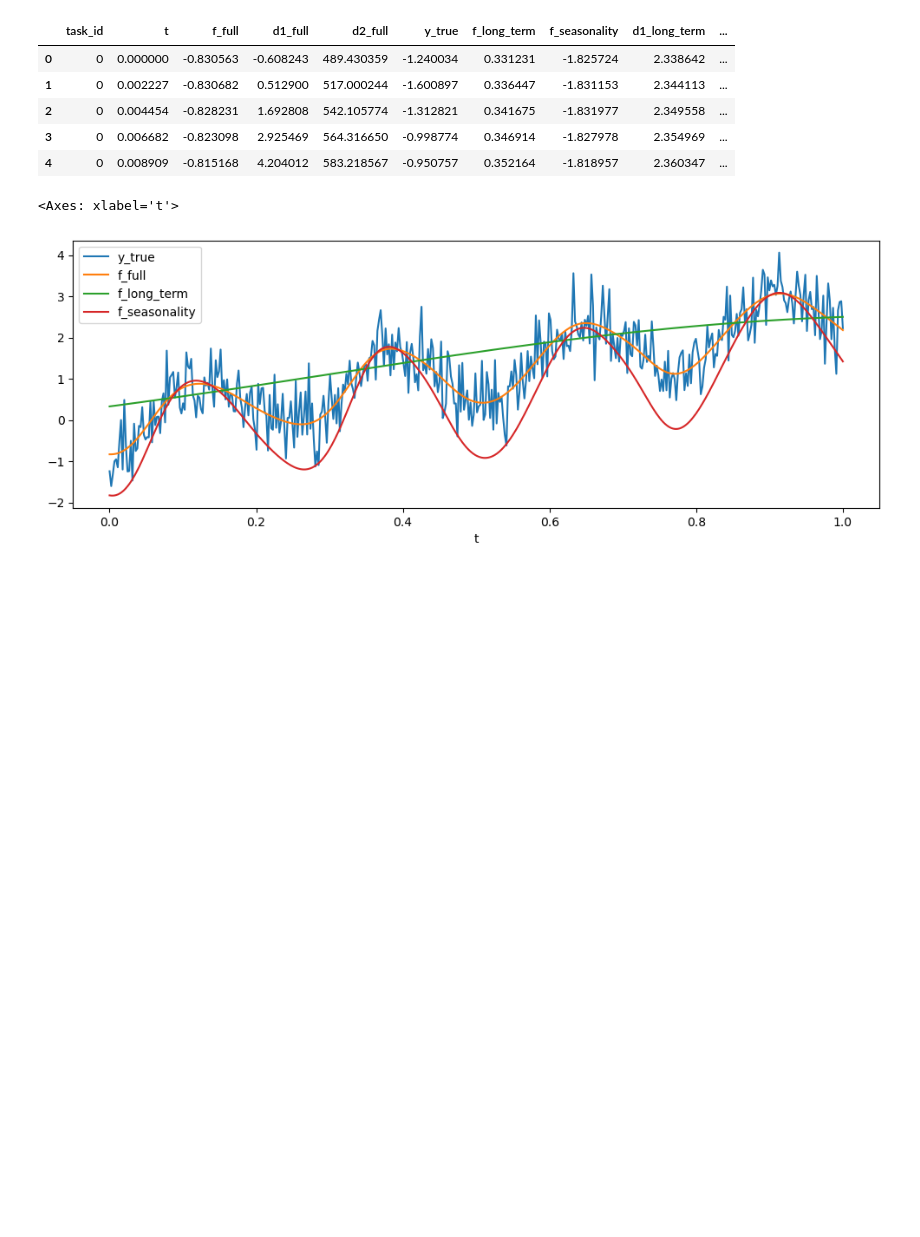
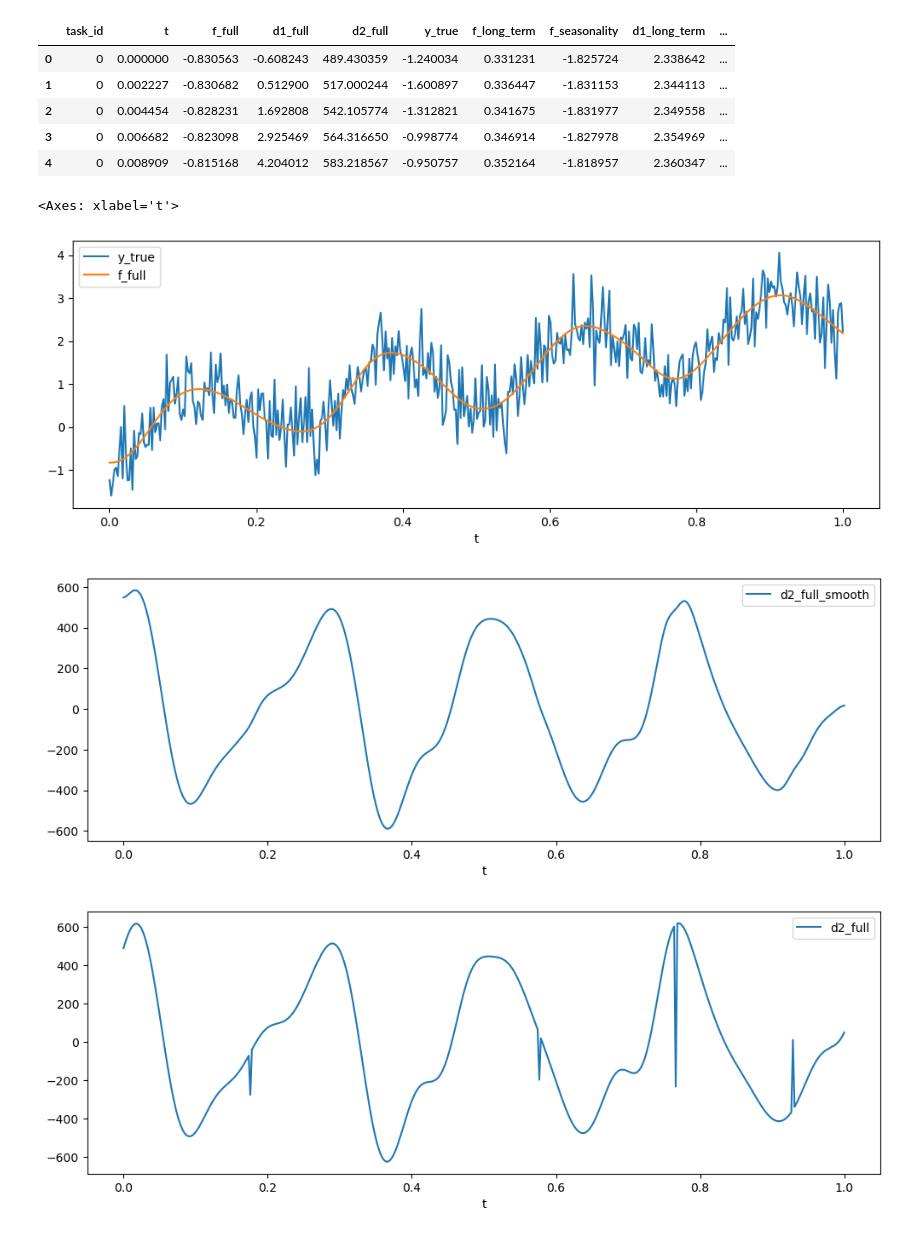
Before and after one commit to views-platform/views-models, a Jupyter notebook: models/purple_alien/notebooks/gp_test02.ipynb, the cells around one changed output. Drawn from its saved outputs; the diff is of its cells as text; code cells hidden in the pictures; blank space fills up the shorter version.

Commit message:
smooth

```diff
--- a/models/purple_alien/notebooks/gp_test02.ipynb
+++ b/models/purple_alien/notebooks/gp_test02.ipynb
@@ -910,0 +1005,13 @@ forecast_df = collector.collect()
+# %%
+forecast_df = collector.collect()
+
+# Smooth second derivative (and optionally first)
+forecast_df = smooth_series(
+    forecast_df,
+    columns=["d2_full", "d1_full"],
+    method="gaussian",
+    sigma=4  # ← tune this as needed
+)
+
+# Now plot with smoothed values
+forecast_df.query("task_id == 0")[["t", "d2_full", "d2_full_smooth"]].plot(x="t")
@@ -918,7 +1028,11 @@ forecast_df.head()
 | 3 | 0 | 0.006682 | -0.823098 | 2.925469 | 564.316650 | -0.998774 | 0.346914 | -1.827978 | 2.354969 | ... |
 | 4 | 0 | 0.008909 | -0.815168 | 4.204012 | 583.218567 | -0.950757 | 0.352164 | -1.818957 | 2.360347 | ... |
 # %%
-forecast_df.query("task_id == 0").plot(x="t", y=["y_true", "f_full", "f_long_term", "f_seasonality"], figsize=(12, 4))
+forecast_df.query("task_id == 0").plot(x="t", y=["y_true", "f_full", ], figsize=(12, 4))
+forecast_df.query("task_id == 0").plot(x="t", y=["d2_full_smooth"], figsize=(12, 4))
+forecast_df.query("task_id == 0").plot(x="t", y=["d2_full"], figsize=(12, 4))
 # %% [output]
 <Axes: xlabel='t'>
-[figure, old version]
+[figure, new version]
+[figure, added]
+[figure, added]
```
Also changed, not shown: parts of 6 cells of this notebook.
